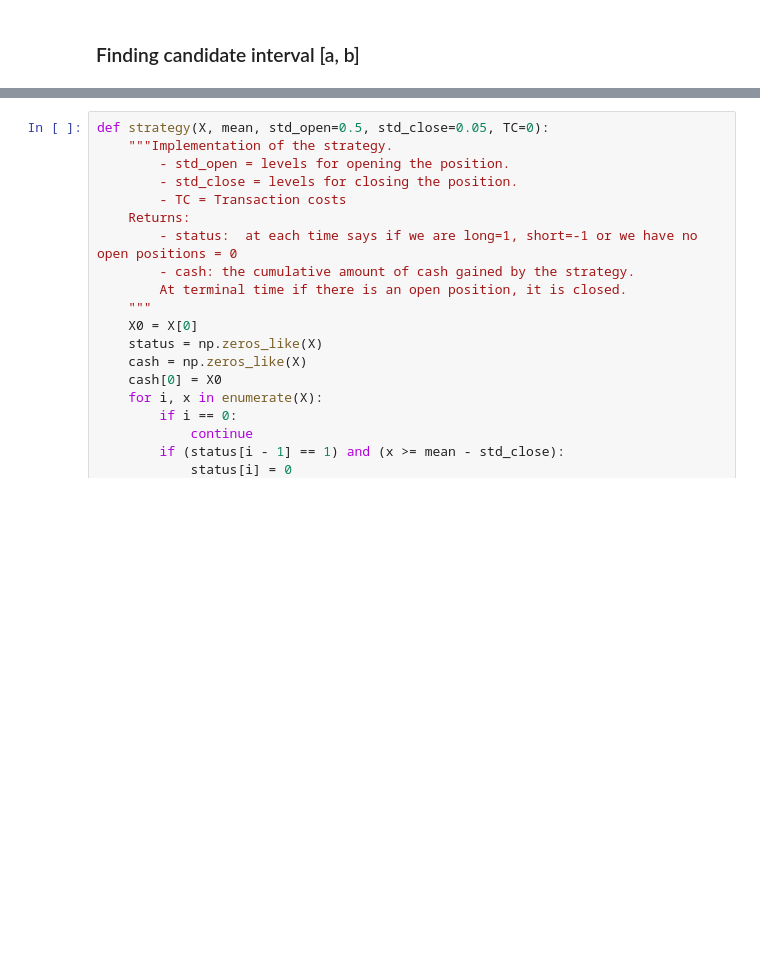
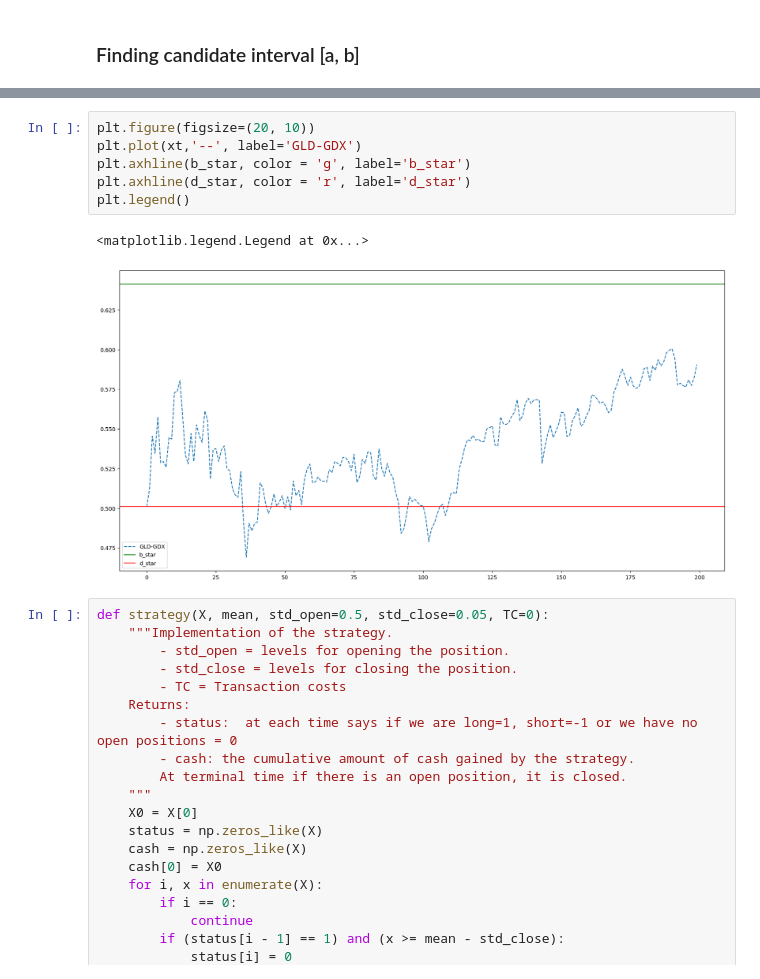
Before and after one commit to seongmin-Jo/optimal_mean_reversion_trading, a Jupyter notebook: examples2.ipynb, the cells around one changed output, grey strips where cells are left out. Saved outputs shown, nothing was run; the diff lists cells and outputs as text; blank space fills up the shorter version.

```diff
--- a/examples2.ipynb
+++ b/examples2.ipynb
@@ -796,3 +646,12 @@ plt.show()
+# %%
+plt.figure(figsize=(20, 10))
+plt.plot(xt,'--', label='GLD-GDX')
+plt.axhline(b_star, color = 'g', label='b_star')
+plt.axhline(d_star, color = 'r', label='d_star')
+plt.legend()
+# %% [output]
+<matplotlib.legend.Legend at 0x...>
+[figure, added]
 # %%
 def strategy(X, mean, std_open=0.5, std_close=0.05, TC=0):
     """Implementation of the strategy.
```
Also changed, not shown: parts of 17 cells of this notebook, 1 other file.
